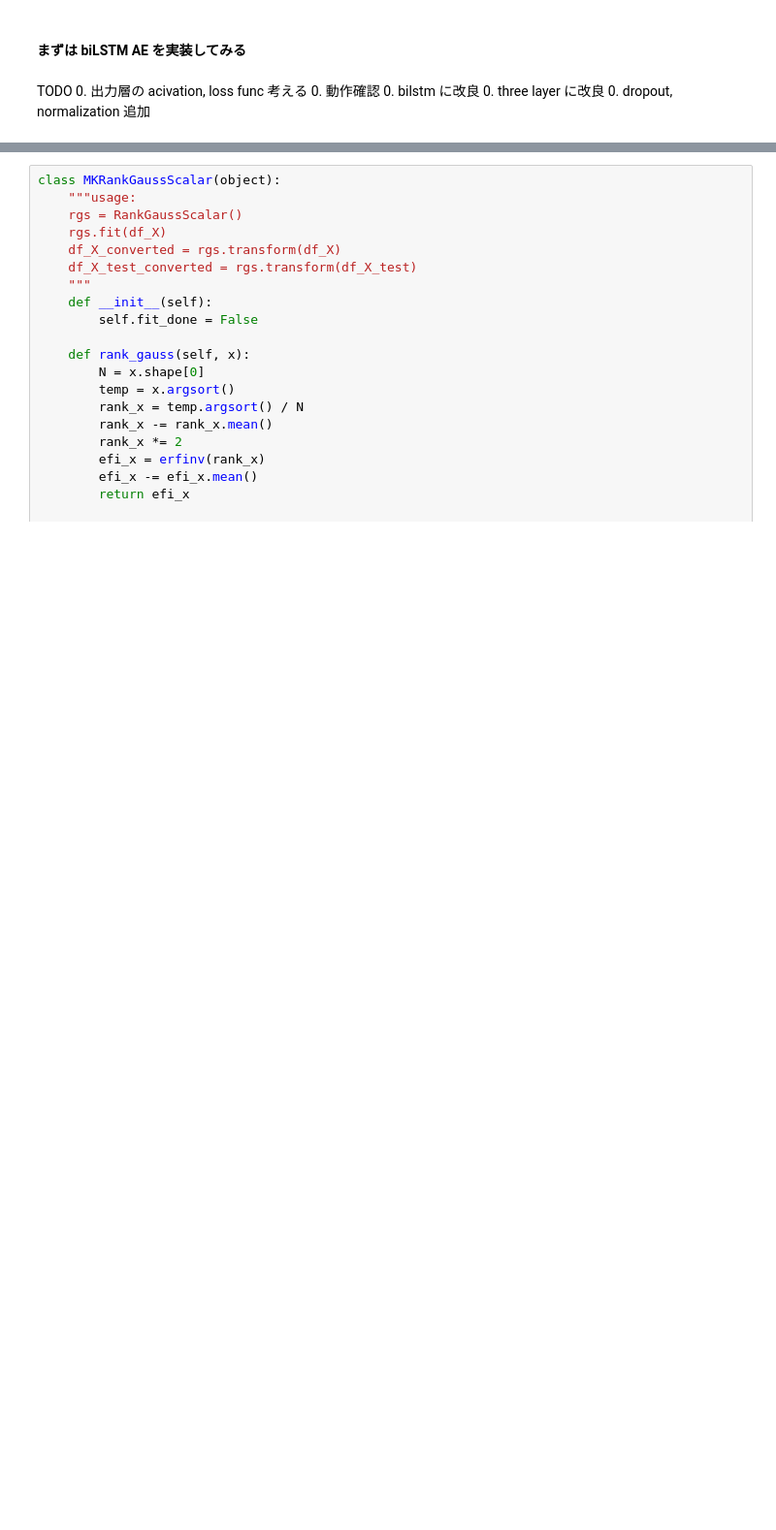
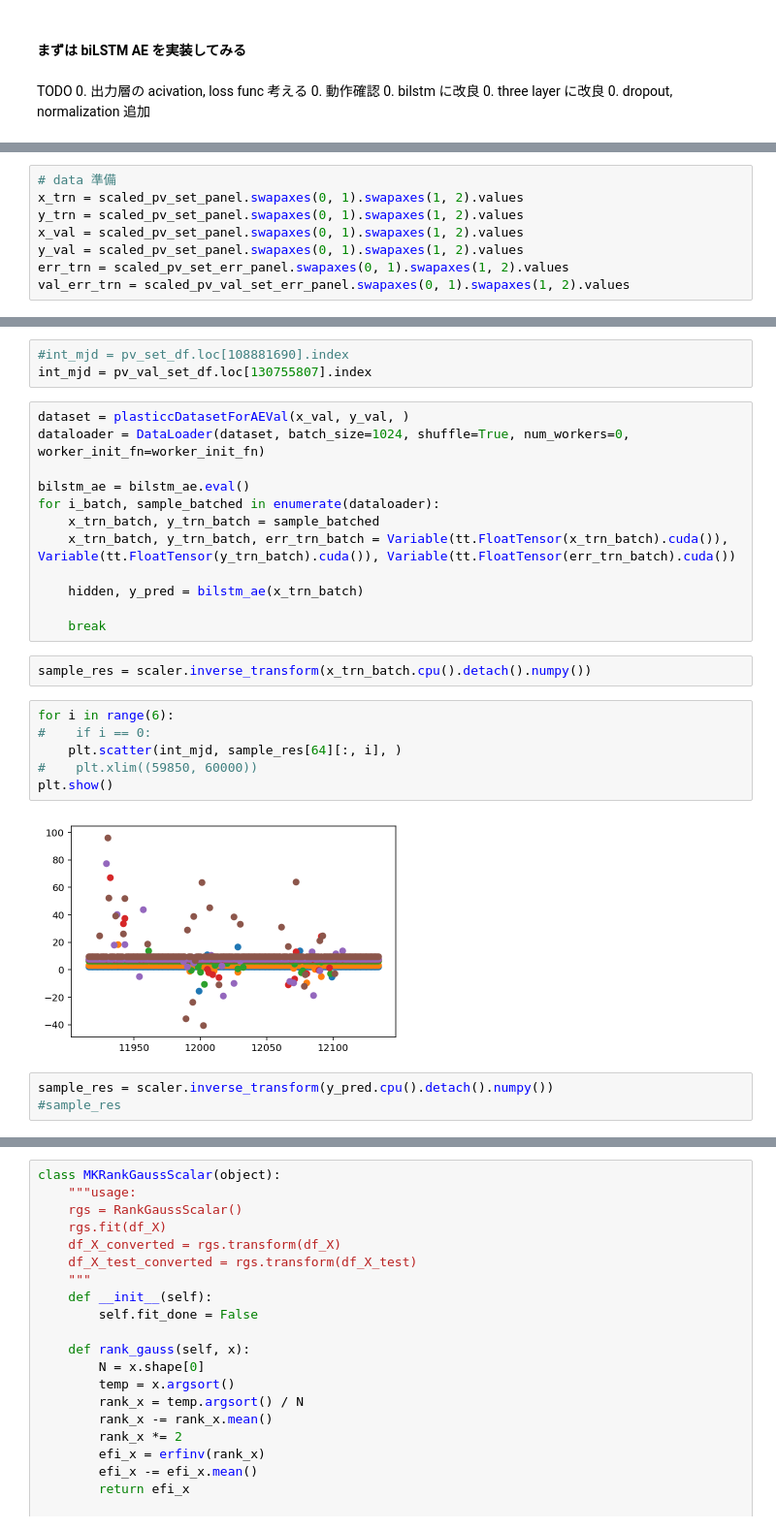
Before and after one commit to guchio3/kaggle-plasticc, a Jupyter notebook: notebook/lstm_autoencoder_deficit_interpolation.ipynb, the cells around one changed output, grey strips where cells are left out. Shown: that part at 97% size. Drawn from its saved outputs; the diff is of its cells as text; blank space fills up the shorter version.

```diff
--- a/notebook/lstm_autoencoder_deficit_interpolation.ipynb
+++ b/notebook/lstm_autoencoder_deficit_interpolation.ipynb
@@ -135,0 +380,8 @@ class LSTMAE(nn.Module):
+# %%
+# data 準備
+x_trn = scaled_pv_set_panel.swapaxes(0, 1).swapaxes(1, 2).values
+y_trn = scaled_pv_set_panel.swapaxes(0, 1).swapaxes(1, 2).values
+x_val = scaled_pv_set_panel.swapaxes(0, 1).swapaxes(1, 2).values
+y_val = scaled_pv_set_panel.swapaxes(0, 1).swapaxes(1, 2).values
+err_trn = scaled_pv_set_err_panel.swapaxes(0, 1).swapaxes(1, 2).values
+val_err_trn = scaled_pv_val_set_err_panel.swapaxes(0, 1).swapaxes(1, 2).values
@@ -135,0 +525,28 @@ class LSTMAE(nn.Module):
+# %%
+#int_mjd = pv_set_df.loc[108881690].index
+int_mjd = pv_val_set_df.loc[130755807].index
+# %%
+dataset = plasticcDatasetForAEVal(x_val, y_val, )
+dataloader = DataLoader(dataset, batch_size=1024, shuffle=True, num_workers=0, worker_init_fn=worker_init_fn)
+
+bilstm_ae = bilstm_ae.eval()
+for i_batch, sample_batched in enumerate(dataloader):
+    x_trn_batch, y_trn_batch = sample_batched
+    x_trn_batch, y_trn_batch, err_trn_batch = Variable(tt.FloatTensor(x_trn_batch).cuda()), Variable(tt.FloatTensor(y_trn_batch).cuda()), Variable(tt.FloatTensor(err_trn_batch).cuda())
+
+    hidden, y_pred = bilstm_ae(x_trn_batch)
+
+    break
+# %%
+sample_res = scaler.inverse_transform(x_trn_batch.cpu().detach().numpy())
+# %%
+for i in range(6):
+#    if i == 0:
+    plt.scatter(int_mjd, sample_res[64][:, i], )
+#    plt.xlim((59850, 60000))
+plt.show()
+# %% [output]
+[figure, added]
+# %%
+sample_res = scaler.inverse_transform(y_pred.cpu().detach().numpy())
+#sample_res
```
Also changed, not shown: parts of 52 cells of this notebook, 1 other file.
